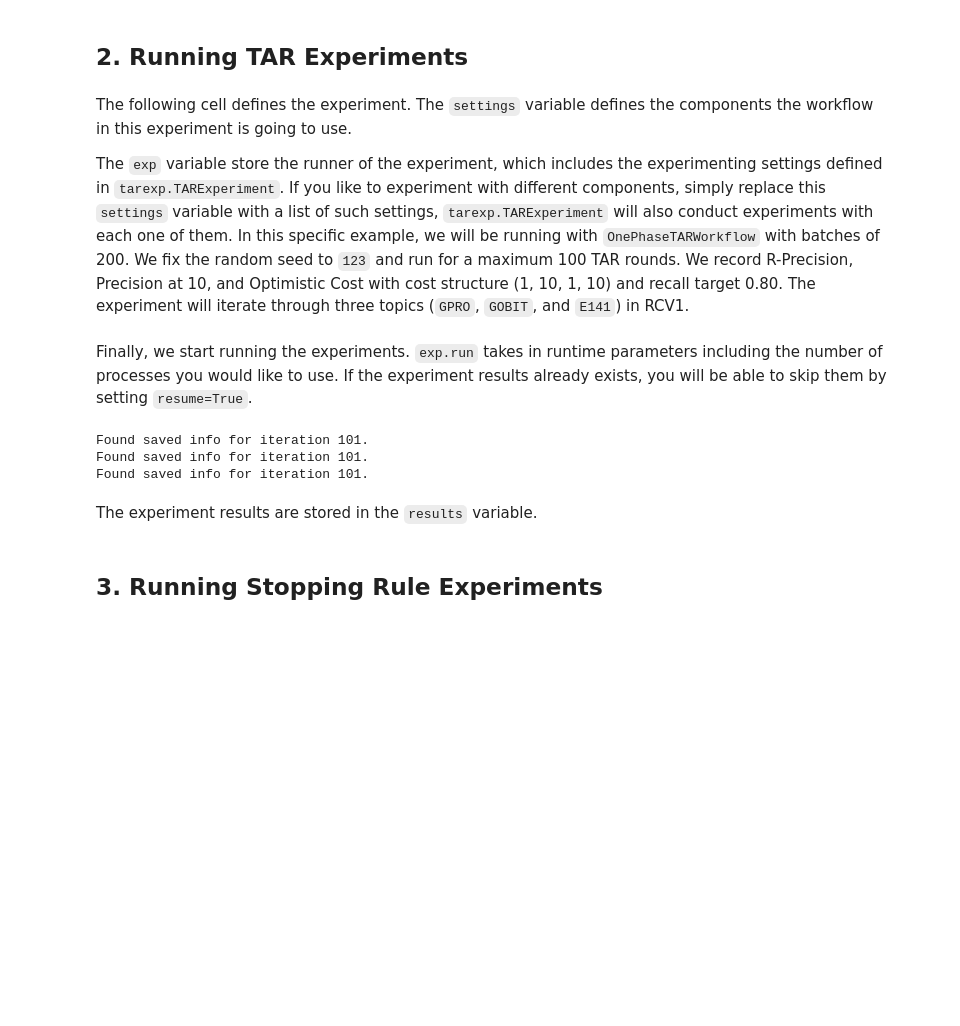
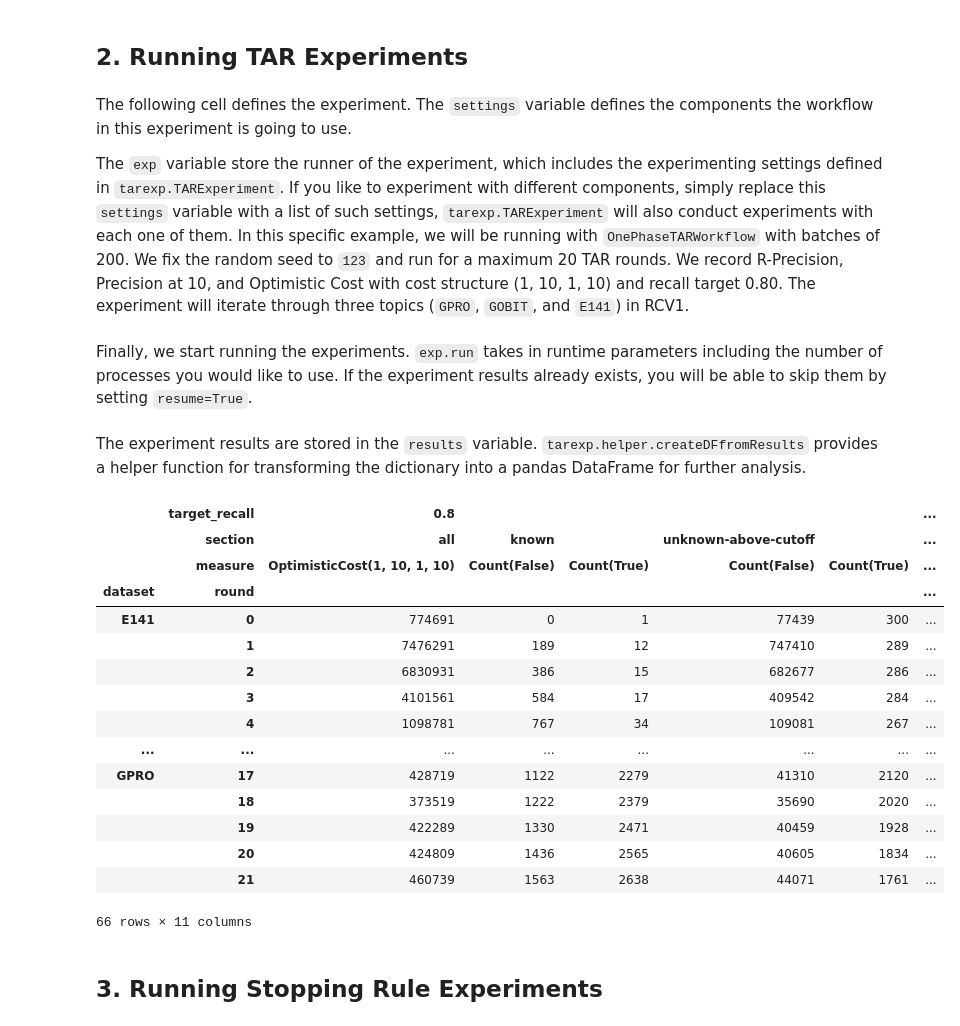
Before and after one commit to eugene-yang/tarexp, a Jupyter notebook: examples/exp-demo.ipynb, the cells around one changed output. Drawn from its saved outputs; the diff is of its cells as text; code cells hidden in the pictures; blank space fills up the shorter version.

```diff
--- a/examples/exp-demo.ipynb
+++ b/examples/exp-demo.ipynb
@@ -31,14 +31,14 @@ The following cell defines the experiment. The `settings` variable defines the c
 
 The `exp` variable store the runner of the experiment, which includes the experimenting settings defined in `tarexp.TARExperiment`. If you like to experiment with different components, simply replace this `settings` variable with a list of such settings, `tarexp.TARExperiment` will also conduct experiments with each one of them.
 In this specific example, we will be running with `OnePhaseTARWorkflow` with batches of 200.
-We fix the random seed to `123` and run for a maximum 100 TAR rounds. We record R-Precision, Precision at 10, and Optimistic Cost with cost structure (1, 10, 1, 10) and recall target 0.80.
+We fix the random seed to `123` and run for a maximum 20 TAR rounds. We record R-Precision, Precision at 10, and Optimistic Cost with cost structure (1, 10, 1, 10) and recall target 0.80.
 The experiment will iterate through three topics (`GPRO`, `GOBIT`, and `E141`) in RCV1.
 # %%
 settings = component.combine(component.SklearnRanker(LogisticRegression, solver='liblinear'),
                               component.PerfectLabeler(), component.RelevanceSampler(),
                               component.NullStoppingRule())()
 
-exp = tarexp.TARExperiment('./longer_replay', random_seed=123, max_round_exec=100,
+exp = tarexp.TARExperiment('./longer_replay', random_seed=123, max_round_exec=20,
                             metrics=[RPrec, P@10, tarexp.OptimisticCost(target_recall=0.8, cost_structure=(1,10,1,10))],
                             tasks=tarexp.TaskFeeder(ds, rel_info[['GPRO', 'GOBIT', 'E141']]),
                             components=settings,
@@ -46,13 +46,28 @@ exp = tarexp.TARExperiment('./longer_replay', random_seed=123, max_round_exec=10
 # %% [markdown]
 Finally, we start running the experiments. `exp.run` takes in runtime parameters including the number of processes you would like to use. If the experiment results already exists, you will be able to skip them by setting `resume=True`.
 # %%
-results = exp.run(n_processes=3, resume=True, dump_frequency=10)
+results = exp.run(n_processes=1, resume=True, dump_frequency=10)
-# %% [output]
-Found saved info for iteration 101.
-Found saved info for iteration 101.
-Found saved info for iteration 101.
 # %% [markdown]
-The experiment results are stored in the `results` variable.
+The experiment results are stored in the `results` variable.  `tarexp.helper.createDFfromResults` provides a helper function for transforming the dictionary into a pandas DataFrame for further analysis.
+# %%
+tarexp.helper.createDFfromResults(results, remove_redundant_level=True)
+# %% [output]
+|  | target_recall | 0.8 |  |  |  |  | ... |
+|  | section | all | known |  | unknown-above-cutoff |  | ... |
+|  | measure | OptimisticCost(1, 10, 1, 10) | Count(False) | Count(True) | Count(False) | Count(True) | ... |
+| dataset | round |  |  |  |  |  | ... |
+| E141 | 0 | 774691 | 0 | 1 | 77439 | 300 | ... |
+|  | 1 | 7476291 | 189 | 12 | 747410 | 289 | ... |
+|  | 2 | 6830931 | 386 | 15 | 682677 | 286 | ... |
+|  | 3 | 4101561 | 584 | 17 | 409542 | 284 | ... |
+|  | 4 | 1098781 | 767 | 34 | 109081 | 267 | ... |
+| ... | ... | ... | ... | ... | ... | ... | ... |
+| GPRO | 17 | 428719 | 1122 | 2279 | 41310 | 2120 | ... |
+|  | 18 | 373519 | 1222 | 2379 | 35690 | 2020 | ... |
+|  | 19 | 422289 | 1330 | 2471 | 40459 | 1928 | ... |
+|  | 20 | 424809 | 1436 | 2565 | 40605 | 1834 | ... |
+|  | 21 | 460739 | 1563 | 2638 | 44071 | 1761 | ... |
+66 rows × 11 columns
 # %% [markdown]
 ## 3. Running Stopping Rule Experiments
 # %% [markdown]
```
Also changed, not shown: parts of 7 cells of this notebook.
